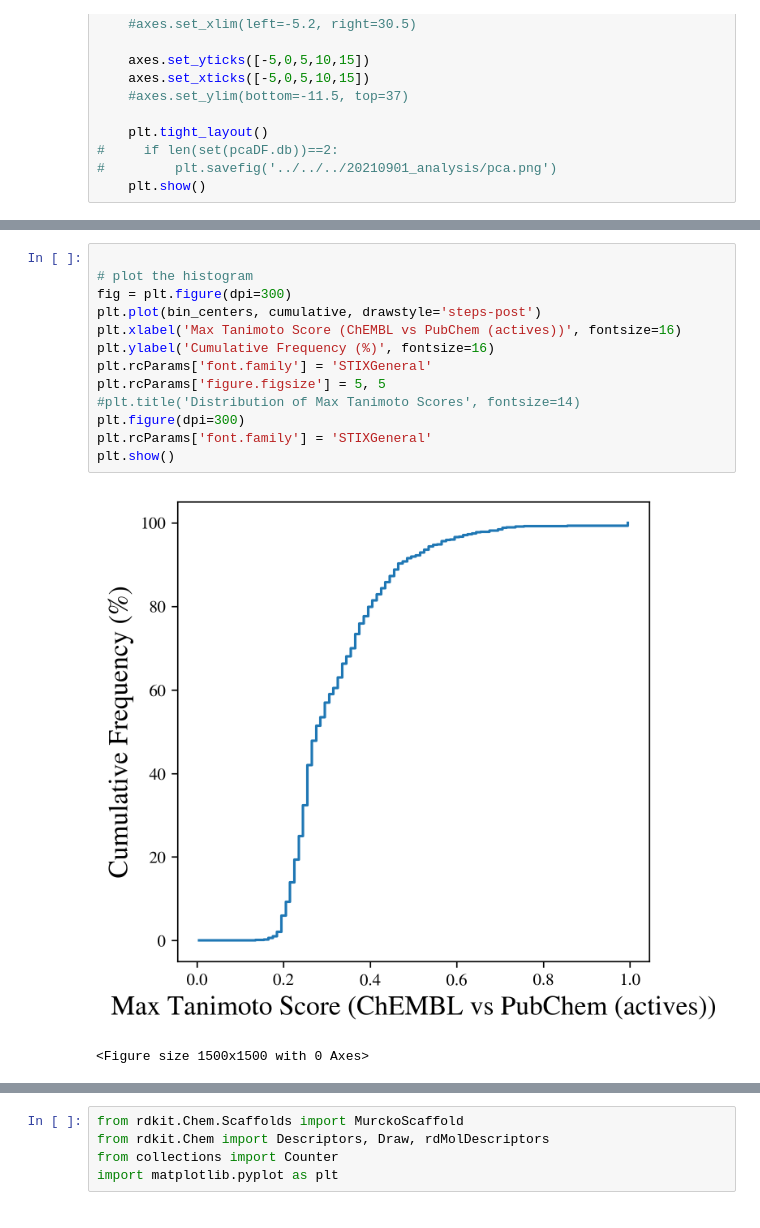
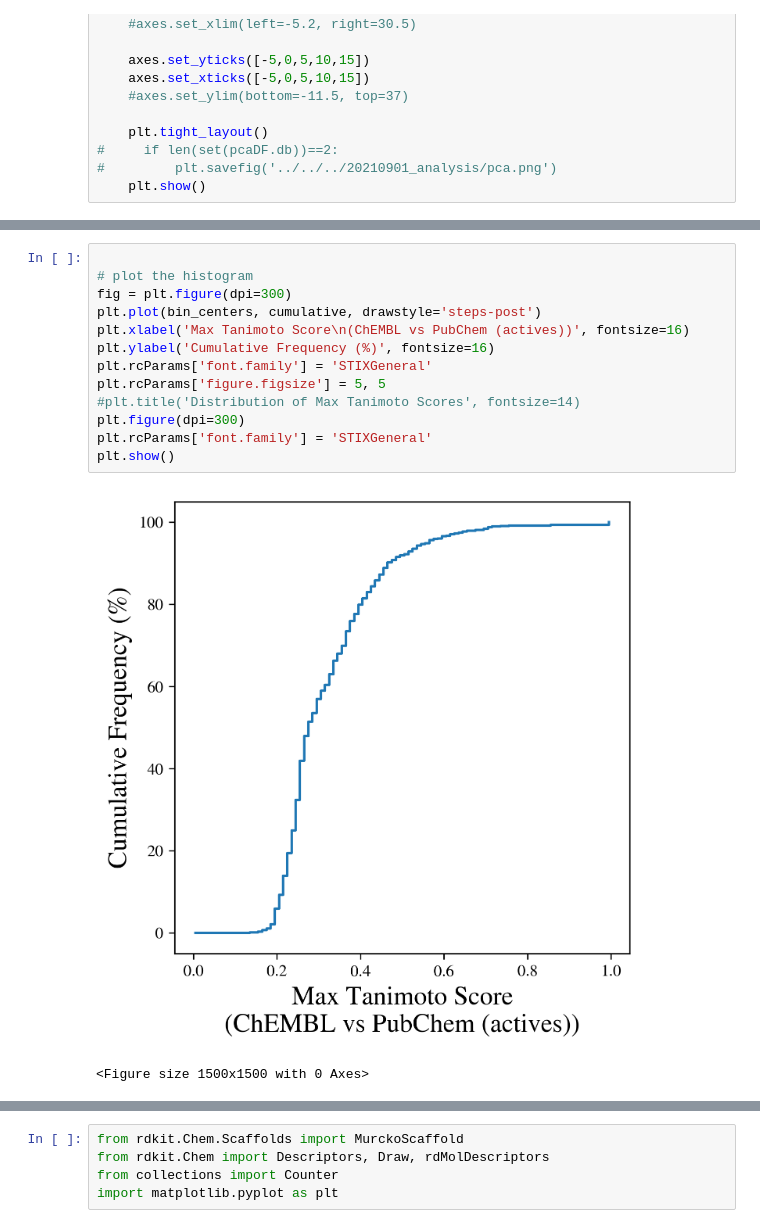
Before and after one commit to sijie-liu97/CYP19_inhibitor_screening, a Jupyter notebook: analysis/pca_allset_scaffolds.ipynb, the cells around one changed output, grey strips where cells are left out. Drawn from its saved outputs; the diff is of its cells as text.

```diff
--- a/analysis/pca_allset_scaffolds.ipynb
+++ b/analysis/pca_allset_scaffolds.ipynb
@@ -542,18 +832,18 @@ bin_centers = (bin_edges[:-1] + bin_edges[1:]) / 2
 # %%
 
 # plot the histogram
 fig = plt.figure(dpi=300)
 plt.plot(bin_centers, cumulative, drawstyle='steps-post')
-plt.xlabel('Max Tanimoto Score (ChEMBL vs PubChem (actives))', fontsize=16)
+plt.xlabel('Max Tanimoto Score\n(ChEMBL vs PubChem (actives))', fontsize=16)
 plt.ylabel('Cumulative Frequency (%)', fontsize=16)
 plt.rcParams['font.family'] = 'STIXGeneral'
 plt.rcParams['figure.figsize'] = 5, 5
 #plt.title('Distribution of Max Tanimoto Scores', fontsize=14)
 plt.figure(dpi=300)
 plt.rcParams['font.family'] = 'STIXGeneral'
 plt.show()
 # %% [output]
-[figure, old version]
+[figure, new version]
 <Figure size 1500x1500 with 0 Axes>
 # %%
 # load dataset A and calculate Morgan fingerprints
```
Also changed, not shown: parts of 25 cells of this notebook, 37 other files.
